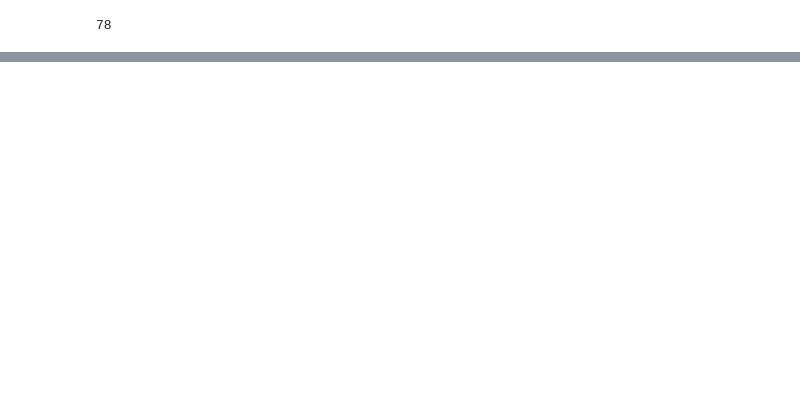
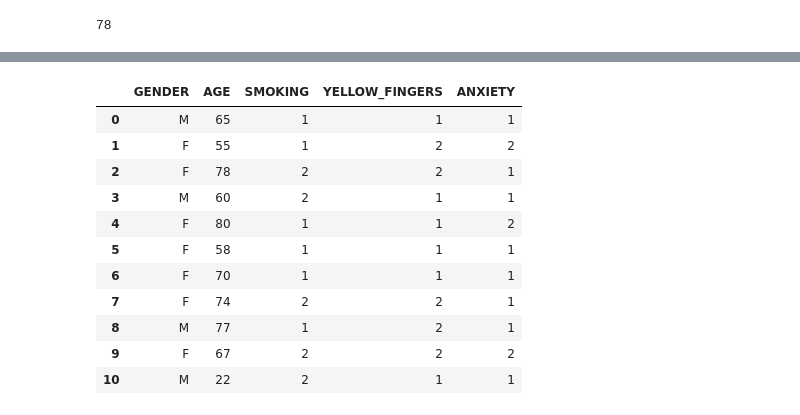
Before and after one commit to HitBrann/Pandas-Introduction, a Jupyter notebook: Introducción a Pandas.ipynb, the cells around one changed output, grey strips where cells are left out. Cells and saved outputs as stored; diff of their text form; code cells hidden in the pictures; blank space fills up the shorter version.

```diff
--- a/Introducción a Pandas.ipynb
+++ b/Introducción a Pandas.ipynb
@@ -446,0 +568,5 @@ df[filtro] # <--- Imprime los valores en la columna AGE que sean mayores a 40 de
+# %%
+# Eliminar una columna de un Pandas DataFrame
+columna_eliminada = df.pop("NEW_COLUMN") # <--- Eliminar una columna de un Pandas DataFrame
+
+df
@@ -446,0 +585,20 @@ df[filtro] # <--- Imprime los valores en la columna AGE que sean mayores a 40 de
+# %%
+# Añadir una nueva fila a un Pandas DataFrame con concat
+nueva_fila = pd.DataFrame({"GENDER": "M", "AGE": 22, "SMOKING": 2, "YELLOW_FINGERS": 1, "ANXIETY": 1}, index=[10]) # <--- Creación de un Pandas DataFrame con una nueva fila
+
+df = pd.concat([df, nueva_fila]) # <--- Añadir una nueva fila a un Pandas DataFrame
+
+df
+# %% [output]
+|  | GENDER | AGE | SMOKING | YELLOW_FINGERS | ANXIETY |
+| 0 | M | 65 | 1 | 1 | 1 |
+| 1 | F | 55 | 1 | 2 | 2 |
+| 2 | F | 78 | 2 | 2 | 1 |
+| 3 | M | 60 | 2 | 1 | 1 |
+| 4 | F | 80 | 1 | 1 | 2 |
+| 5 | F | 58 | 1 | 1 | 1 |
+| 6 | F | 70 | 1 | 1 | 1 |
+| 7 | F | 74 | 2 | 2 | 1 |
+| 8 | M | 77 | 1 | 2 | 1 |
+| 9 | F | 67 | 2 | 2 | 2 |
+| 10 | M | 22 | 2 | 1 | 1 |
```
Also changed, not shown: parts of 18 cells of this notebook.
